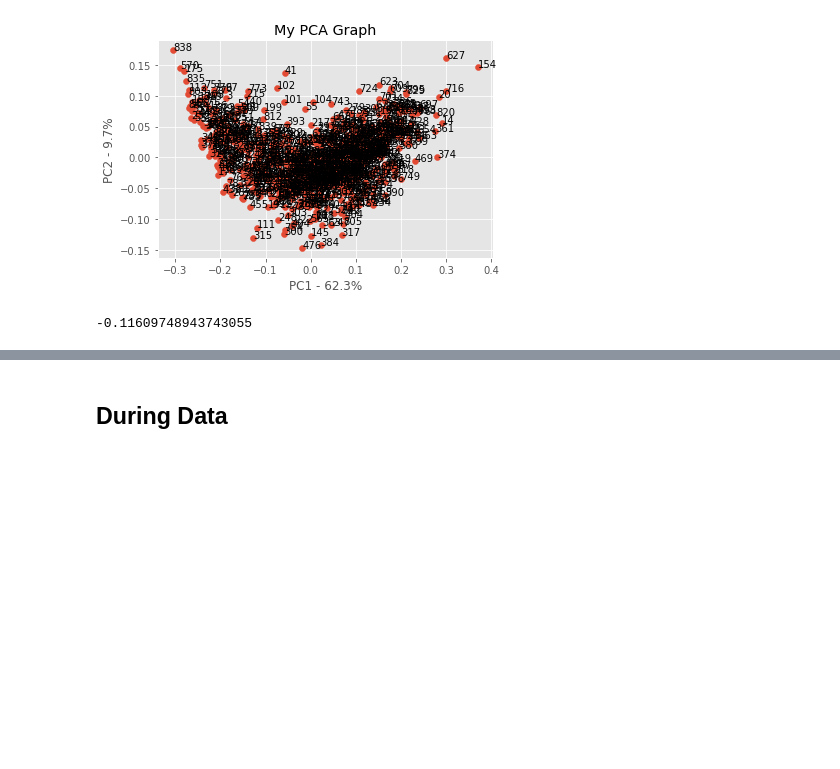
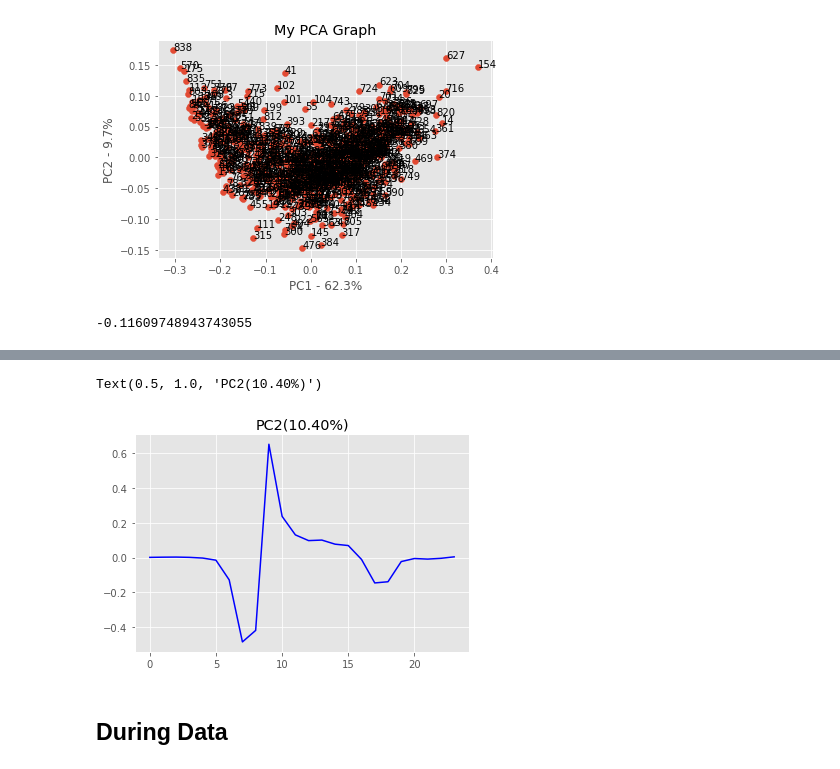
Before and after one commit to ucfnmxu/diss_code, a Jupyter notebook: before-data.ipynb, the cells around one changed output, grey strips where cells are left out. Cells and saved outputs as stored; diff of their text form; code cells hidden in the pictures; blank space fills up the shorter version.

```diff
--- a/before-data.ipynb
+++ b/before-data.ipynb
@@ -354,0 +428,15 @@ pca_df.PC1.loc[sample]
+# %%
+# nomalized
+end_wkday_b1['r_b'] = end_wkday_b1['count']/end_wkday_b1['avg_daily_total']
+end_wkday_b1
+#start_wkday_b1.to_csv('start_wkday_b1.csv')
+
+#make pivot in size N(785) station*24
+#start_wkday_b1
+end_wkday_b2=end_wkday_b1.drop(labels=['count', 'avg_daily_total'], axis=1)
+
+end_wkday_b3=end_wkday_b2.pivot_table(columns='hour', index='EndStation Id', values='r_b').reset_index()
+end_wkday_b3.fillna(0)
+
+end_wkday_b3.set_index('EndStation Id', inplace=True)
+end_wkday_b3
@@ -355,3 +536,9 @@ pca_df.PC1.loc[sample]
+# %%
+Loadings["PC2"].plot(color = 'blue')
+plt.title("PC2({:.2f}%)".format(pca.explained_variance_ratio_[1]*100))  # add title
+# %% [output]
+Text(0.5, 1.0, 'PC2(10.40%)')
+[figure, added]
 # %% [markdown]
 ## During Data
 # %%
```
Also changed, not shown: parts of 15 cells of this notebook.
